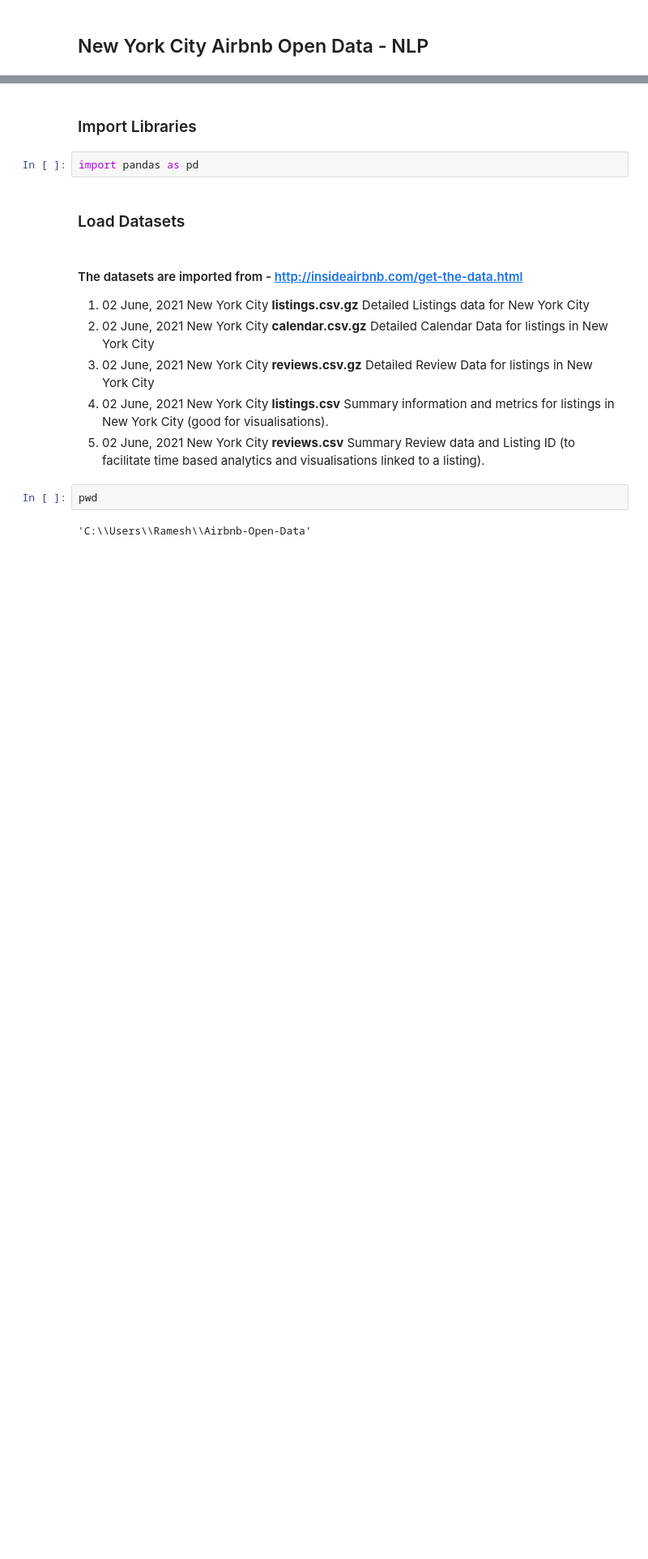
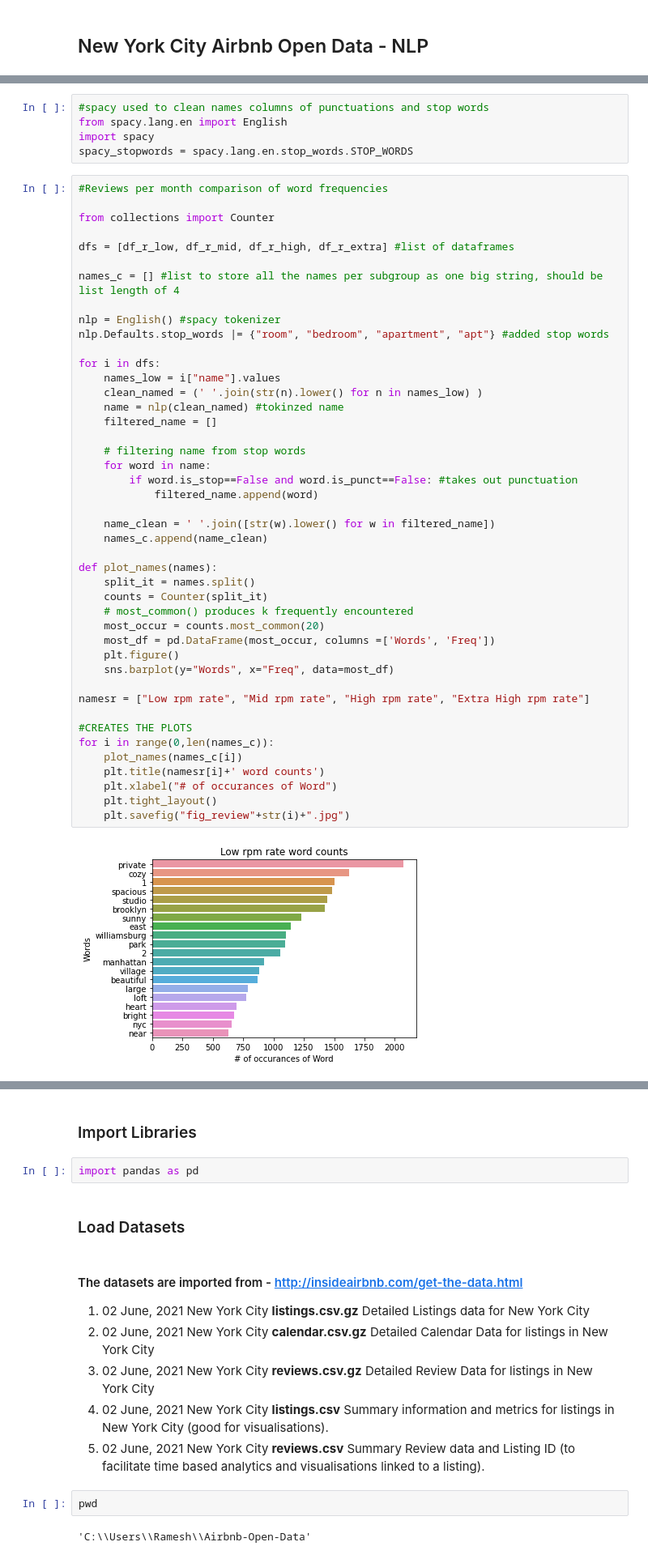
Before and after one commit to Vishnu-Rangiah/Airbnb-Open-Data, a Jupyter notebook: Airbnb-Open-Data-NLP.ipynb, the cells around one changed output, grey strips where cells are left out. Shown at 81% size. Drawn from its saved outputs; the diff is of its cells as text; blank space fills up the shorter version.

```diff
--- a/Airbnb-Open-Data-NLP.ipynb
+++ b/Airbnb-Open-Data-NLP.ipynb
@@ -485,0 +147,51 @@ Want to buy a property using airbnb data which one will bring in the most profit
+# %%
+#spacy used to clean names columns of punctuations and stop words
+from spacy.lang.en import English
+import spacy
+spacy_stopwords = spacy.lang.en.stop_words.STOP_WORDS
+# %%
+#Reviews per month comparison of word frequencies
+
+from collections import Counter
+
+dfs = [df_r_low, df_r_mid, df_r_high, df_r_extra] #list of dataframes
+
+names_c = [] #list to store all the names per subgroup as one big string, should be list length of 4
+
+nlp = English() #spacy tokenizer
+nlp.Defaults.stop_words |= {"room", "bedroom", "apartment", "apt"} #added stop words
+
+for i in dfs:
+    names_low = i["name"].values
+    clean_named = (' '.join(str(n).lower() for n in names_low) )
+    name = nlp(clean_named) #tokinzed name
+    filtered_name = []
+
+    # filtering name from stop words
+    for word in name:
+        if word.is_stop==False and word.is_punct==False: #takes out punctuation
+            filtered_name.append(word)
+
+    name_clean = ' '.join([str(w).lower() for w in filtered_name])
+    names_c.append(name_clean)
+
+def plot_names(names):
+    split_it = names.split()
+    counts = Counter(split_it)
+    # most_common() produces k frequently encountered
+    most_occur = counts.most_common(20)
+    most_df = pd.DataFrame(most_occur, columns =['Words', 'Freq'])
+    plt.figure()
+    sns.barplot(y="Words", x="Freq", data=most_df)
+
+namesr = ["Low rpm rate", "Mid rpm rate", "High rpm rate", "Extra High rpm rate"]
+
+#CREATES THE PLOTS
+for i in range(0,len(names_c)):
+    plot_names(names_c[i])
+    plt.title(namesr[i]+' word counts')
+    plt.xlabel("# of occurances of Word")
+    plt.tight_layout()
+    plt.savefig("fig_review"+str(i)+".jpg")
+# %% [output]
+[figure, added]
```
Also changed, not shown: parts of 88 cells of this notebook, 11 other files.
